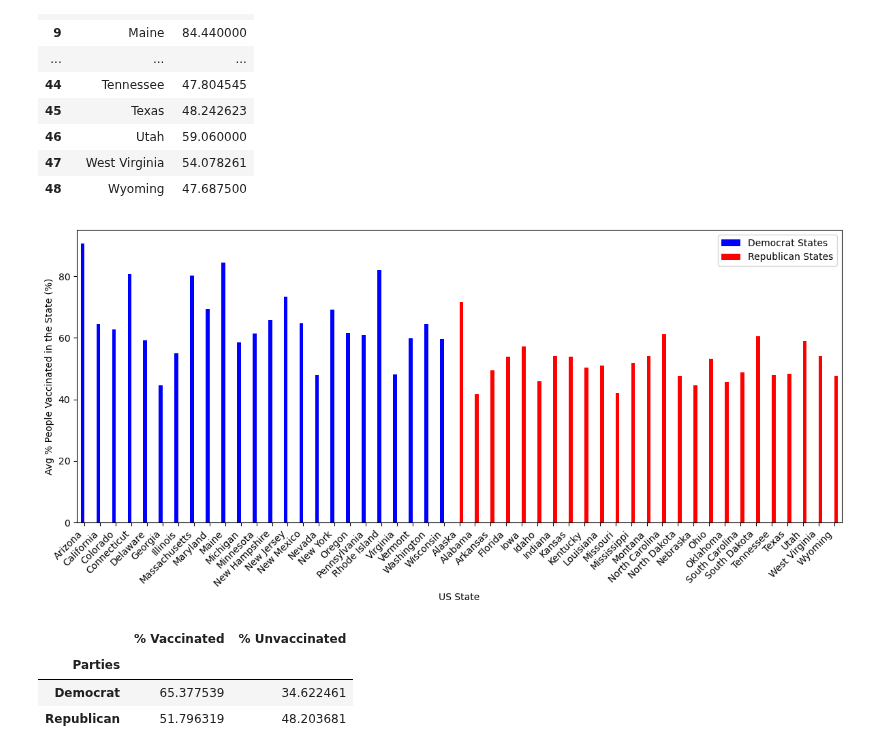
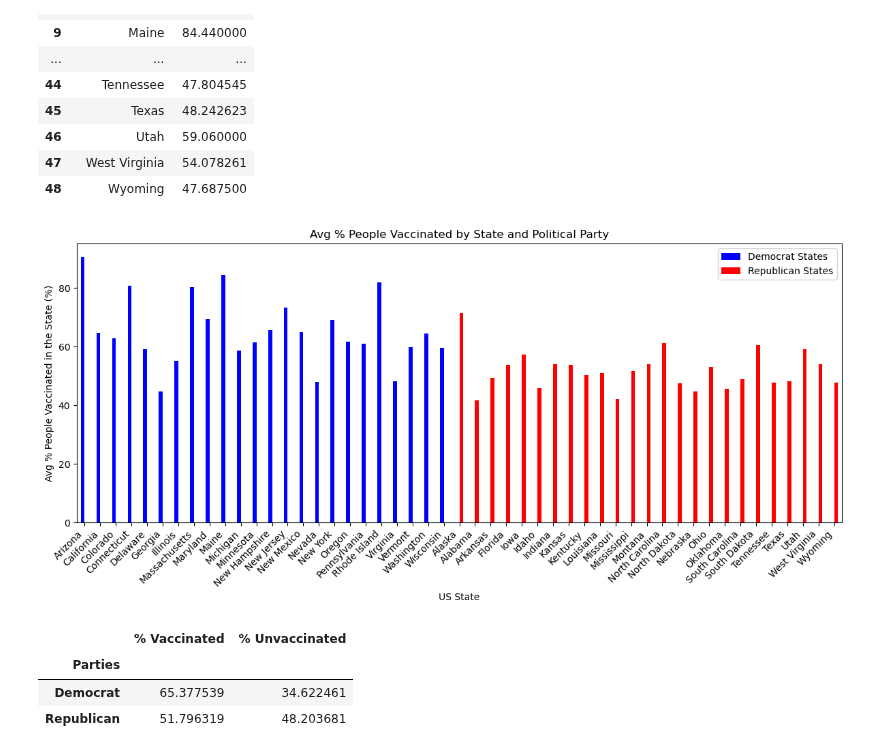
Before and after one commit to tinalina1003/Project1-Group4, a Jupyter notebook: Christina/VaccinationRatesUSonly.ipynb, the cells around one changed output. Saved outputs shown, nothing was run; the diff lists cells and outputs as text; code cells hidden in the pictures.

```diff
--- a/Christina/VaccinationRatesUSonly.ipynb
+++ b/Christina/VaccinationRatesUSonly.ipynb
@@ -391,22 +392,23 @@ us_vax_df
 # %%
 # create bar graph to show the vaccination rates by state and by political party
 
 fig, ax = plt.subplots(figsize=(12, 6))
 
 raw_us_vax_df.plot('state', ['avg vax %_democrat', 'avg vax %_republican'], kind='bar', ax=ax, color=['blue', 'red'])
 
 plt.xticks(rotation=45, ha='right')
 plt.xlabel('US State')
 plt.ylabel('Avg % People Vaccinated in the State (%)')
+plt.title('Avg % People Vaccinated by State and Political Party')
 
 plt.legend(labels = ['Democrat States', 'Republican States'])
 
 plt.tight_layout(rect=(0, 0.02, 1, 0.98))
 plt.savefig('output_data/Avg_State_Vax_Rate')
 
 plt.show()
 # %% [output]
-[figure, old version]
+[figure, new version]
 # %%
 # create a pie chart to show the average vaccination rates
 
```
Also changed, not shown: parts of 3 cells of this notebook, 6 other files.
